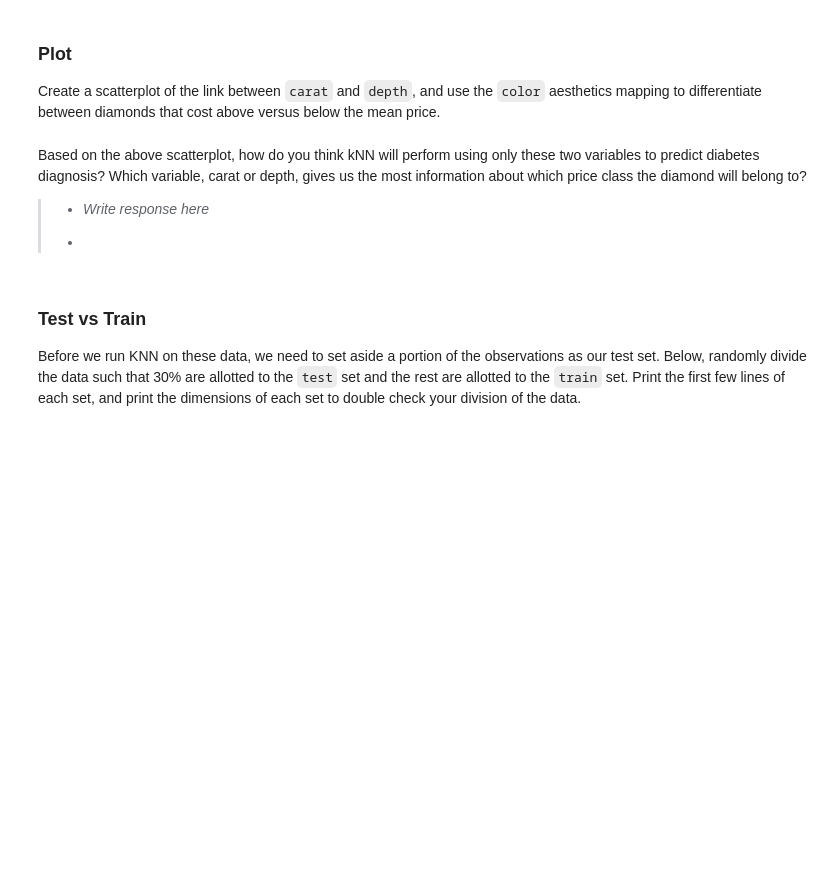
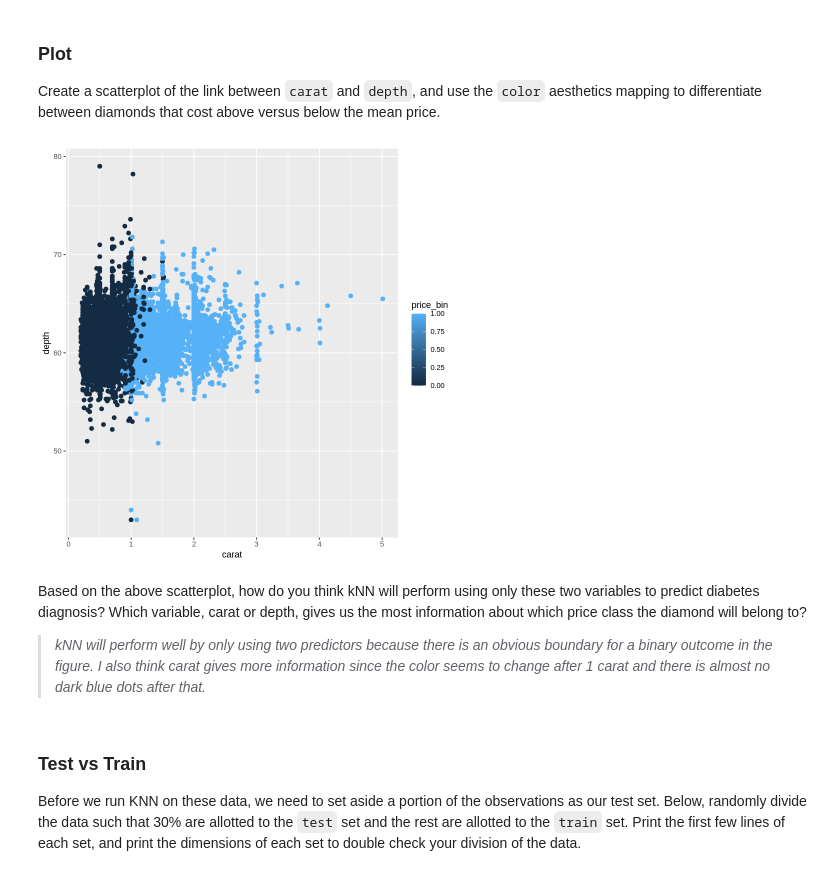
Before and after one commit to jialinli-21/Li_DSPN_S25, a Jupyter notebook: Exercise11.ipynb, the cells around one changed output. Cells and saved outputs as stored; diff of their text form; code cells hidden in the pictures; blank space fills up the shorter version.

```diff
--- a/Exercise11.ipynb
+++ b/Exercise11.ipynb
@@ -16,0 +24,8 @@ In this exercise, you'll gain practice working with kNN. We'll use the [diamonds
+# %%
+# head(diamonds)
+# max(data$price)
+data <- diamonds %>%
+  mutate(price_bin = ifelse(price > mean(price),1,0)) %>%
+  select(carat, depth, table, x,y, price_bin)
+head(data)
+print(dim(data))
@@ -22,8 +46,11 @@ Create a scatterplot of the link between `carat` and `depth`, and use the `color
+# %%
+ggplot(data,aes(x=carat,y=depth,col=price_bin)) +
+ geom_point(size=2)
+# %% [output]
+[figure, added]
 # %% [markdown]
 Based on the above scatterplot, how do you think kNN will perform using only these two variables to predict diabetes diagnosis? Which variable, carat or depth, gives us the most information about which price class the diamond will belong to?
-> * *Write response here*
->
-> *
+> *kNN will perform well by only using two predictors because there is an obvious boundary for a binary outcome in the figure. I also think carat gives more information since the color seems to change after 1 carat and there is almost no dark blue dots after that.*
 # %% [markdown]
 ### Test vs Train
 
```
Also changed, not shown: parts of 26 cells of this notebook.
